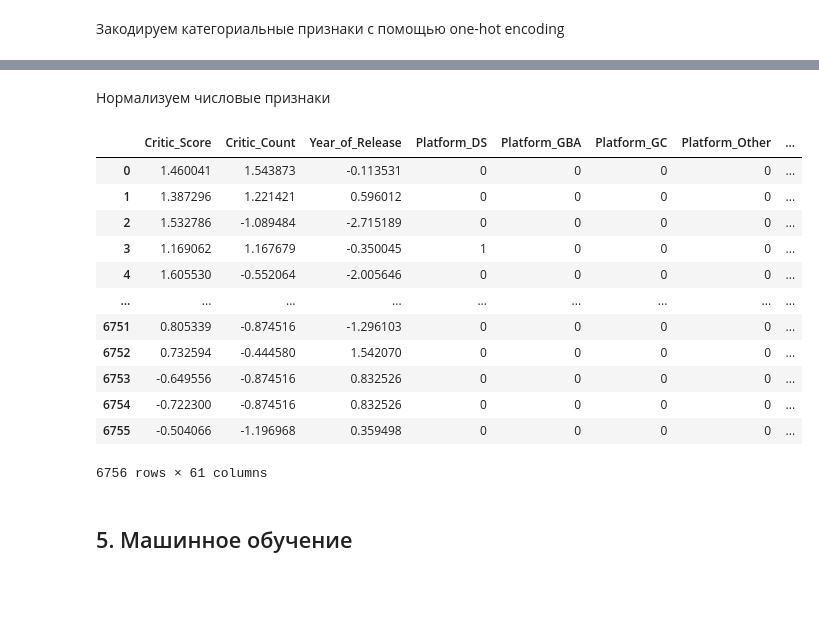
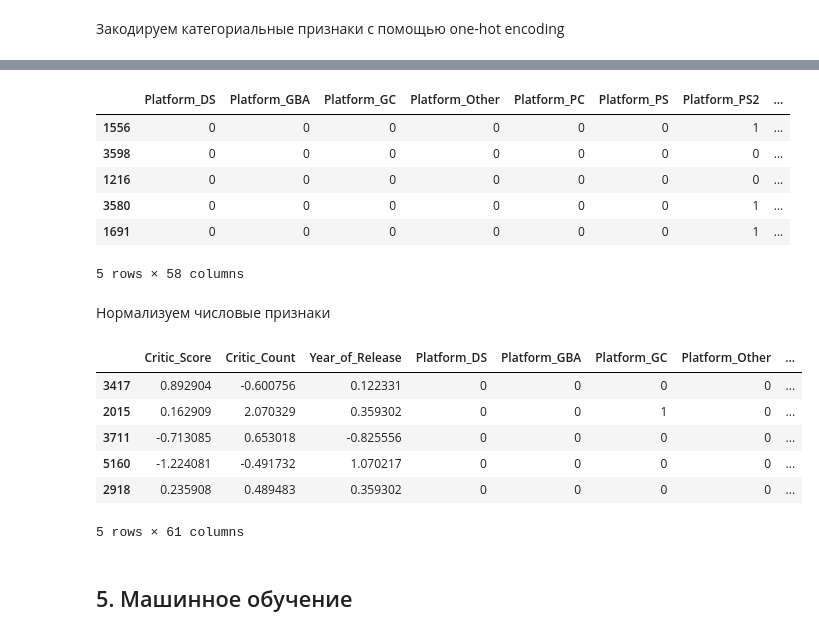
Before and after one commit to Dadypool/DS_project, a Jupyter notebook: Games.ipynb, the cells around one changed output, grey strips where cells are left out. Drawn from its saved outputs; the diff is of its cells as text; code cells hidden in the pictures; blank space fills up the shorter version.

```diff
--- a/Games.ipynb
+++ b/Games.ipynb
@@ -522,2 +504,12 @@ X[cat_cols_new].sample(5)
+# %%
+X_cat.sample(5)
+# %% [output]
+|  | Platform_DS | Platform_GBA | Platform_GC | Platform_Other | Platform_PC | Platform_PS | Platform_PS2 | ... |
+| 1556 | 0 | 0 | 0 | 0 | 0 | 0 | 1 | ... |
+| 3598 | 0 | 0 | 0 | 0 | 0 | 0 | 0 | ... |
+| 1216 | 0 | 0 | 0 | 0 | 0 | 0 | 0 | ... |
+| 3580 | 0 | 0 | 0 | 0 | 0 | 0 | 1 | ... |
+| 1691 | 0 | 0 | 0 | 0 | 0 | 0 | 1 | ... |
+5 rows × 58 columns
 # %% [markdown]
 Нормализуем числовые признаки
@@ -537,19 +525,13 @@ y = data[target_col]
 # %%
-X
+X.sample(5)
 # %% [output]
 |  | Critic_Score | Critic_Count | Year_of_Release | Platform_DS | Platform_GBA | Platform_GC | Platform_Other | ... |
-| 0 | 1.460041 | 1.543873 | -0.113531 | 0 | 0 | 0 | 0 | ... |
-| 1 | 1.387296 | 1.221421 | 0.596012 | 0 | 0 | 0 | 0 | ... |
-| 2 | 1.532786 | -1.089484 | -2.715189 | 0 | 0 | 0 | 0 | ... |
-| 3 | 1.169062 | 1.167679 | -0.350045 | 1 | 0 | 0 | 0 | ... |
-| 4 | 1.605530 | -0.552064 | -2.005646 | 0 | 0 | 0 | 0 | ... |
-| ... | ... | ... | ... | ... | ... | ... | ... | ... |
-| 6751 | 0.805339 | -0.874516 | -1.296103 | 0 | 0 | 0 | 0 | ... |
-| 6752 | 0.732594 | -0.444580 | 1.542070 | 0 | 0 | 0 | 0 | ... |
-| 6753 | -0.649556 | -0.874516 | 0.832526 | 0 | 0 | 0 | 0 | ... |
-| 6754 | -0.722300 | -0.874516 | 0.832526 | 0 | 0 | 0 | 0 | ... |
-| 6755 | -0.504066 | -1.196968 | 0.359498 | 0 | 0 | 0 | 0 | ... |
+| 3417 | 0.892904 | -0.600756 | 0.122331 | 0 | 0 | 0 | 0 | ... |
+| 2015 | 0.162909 | 2.070329 | 0.359302 | 0 | 0 | 1 | 0 | ... |
+| 3711 | -0.713085 | 0.653018 | -0.825556 | 0 | 0 | 0 | 0 | ... |
+| 5160 | -1.224081 | -0.491732 | 1.070217 | 0 | 0 | 0 | 0 | ... |
+| 2918 | 0.235908 | 0.489483 | 0.359302 | 0 | 0 | 0 | 0 | ... |
-6756 rows × 61 columns
+5 rows × 61 columns
 # %% [markdown]
 ## 5. Машинное обучение
 # %%
```
Also changed, not shown: parts of 63 cells of this notebook.
